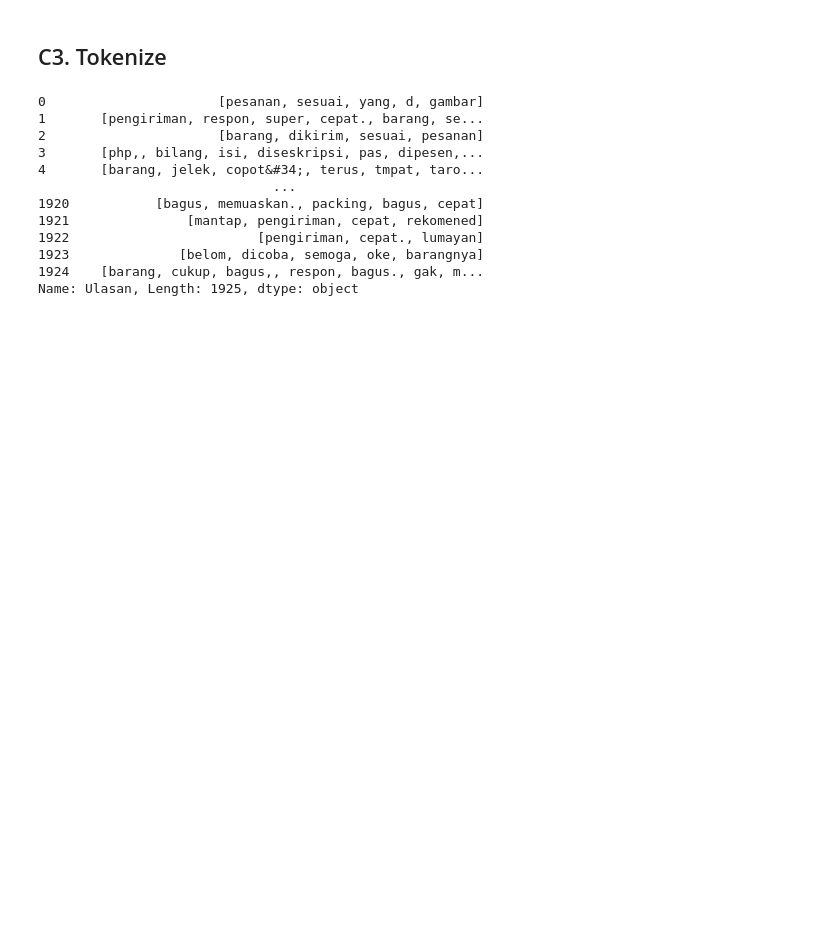
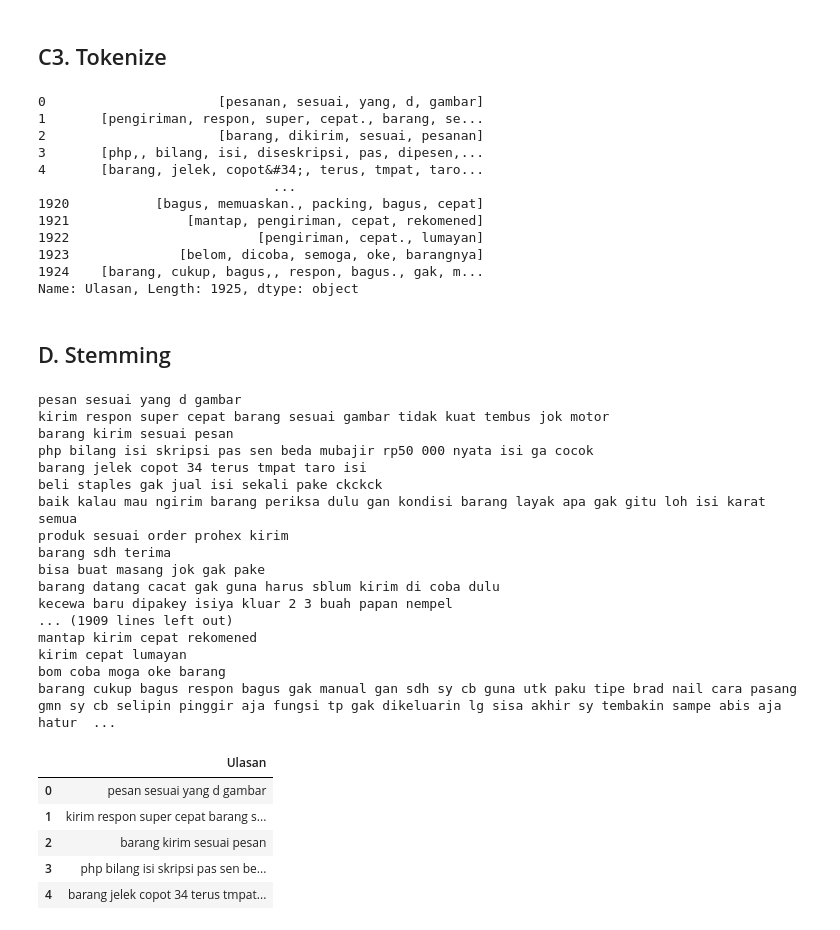
Before and after one commit to andysarbini/Sentiment_Analysis, a Jupyter notebook: sentiment-analysis-ulasan-marketplace.ipynb, the cells around one changed output. Drawn from its saved outputs; the diff is of its cells as text; code cells hidden in the pictures; blank space fills up the shorter version.

```diff
--- a/sentiment-analysis-ulasan-marketplace.ipynb
+++ b/sentiment-analysis-ulasan-marketplace.ipynb
@@ -95,9 +97,13 @@ df_copy.head()
 # %%
-def casefolding(Review):
-    Review = Review.lower()
-    return Review
+#def casefolding(Review):
+ #   Review = Review.lower()
+    #  return Review
 
-df_copy['Ulasan'] = df_copy['Ulasan'].apply(casefolding)
+#df_copy['Ulasan'] = df_copy['Ulasan'].apply(casefolding)
+
+# Mengubah text menjadi lower
+
+df_copy['Ulasan'] = df_copy['Ulasan'].str.lower()
 df_copy.head()
 # %% [output]
 |  | Unnamed: 0.1 | Unnamed: 0 | Ulasan | Rating | Kategori | Nama Produk | Id Produk | Terjual | Id_Toko | ... |
@@ -170,3 +176,51 @@ tokenized
 1923              [belom, dicoba, semoga, oke, barangnya]
 1924    [barang, cukup, bagus,, respon, bagus., gak, m...
 Name: Ulasan, Length: 1925, dtype: object
+# %% [markdown]
+## D. Stemming
+# %%
+# Digunakan untuk memperkecil jumlah indeks yang berbeda dari satu data sehingga sebuah kata yang memiliki suffix maupun prefix akan kembali ke bentuk dasarnya, ex: pesanan -> pesan, membeli -> beli
+
+from Sastrawi.Stemmer.StemmerFactory import StemmerFactory
+
+def stemming(Ulasan):
+    factory = StemmerFactory()
+    stemmer = factory.create_stemmer()
+    do = []
+    for w in Ulasan:
+        dt = stemmer.stem(w)
+        do.append(dt)
+    d_clean = []
+    d_clean = " ".join(do)
+    print(d_clean)
+    return d_clean
+
+# tokenized = tokenized.apply(stemming)
+
+tokenized.to_csv('databersih2.csv', index=False)
+data_clean = pd.read_csv('databersih2.csv', encoding='latin1')
+data_clean.head()
+# %% [output]
+pesan sesuai yang d gambar
+kirim respon super cepat barang sesuai gambar tidak kuat tembus jok motor
+barang kirim sesuai pesan
+php bilang isi skripsi pas sen beda mubajir rp50 000 nyata isi ga cocok
+barang jelek copot 34 terus tmpat taro isi
+beli staples gak jual isi sekali pake ckckck
+baik kalau mau ngirim barang periksa dulu gan kondisi barang layak apa gak gitu loh isi karat semua
+produk sesuai order prohex kirim
+barang sdh terima
+bisa buat masang jok gak pake
+barang datang cacat gak guna harus sblum kirim di coba dulu
+kecewa baru dipakey isiya kluar 2 3 buah papan nempel
+... (1909 lines left out)
+mantap kirim cepat rekomened
+kirim cepat lumayan
+bom coba moga oke barang
+barang cukup bagus respon bagus gak manual gan sdh sy cb guna utk paku tipe brad nail cara pasang gmn sy cb selipin pinggir aja fungsi tp gak dikeluarin lg sisa akhir sy tembakin sampe abis aja hatur  ...
+|  | Ulasan |
+| 0 | pesan sesuai yang d gambar |
+| 1 | kirim respon super cepat barang s... |
+| 2 | barang kirim sesuai pesan |
+| 3 | php bilang isi skripsi pas sen be... |
+| 4 | barang jelek copot 34 terus tmpat... |
```
Also changed, not shown: parts of 11 cells of this notebook.
